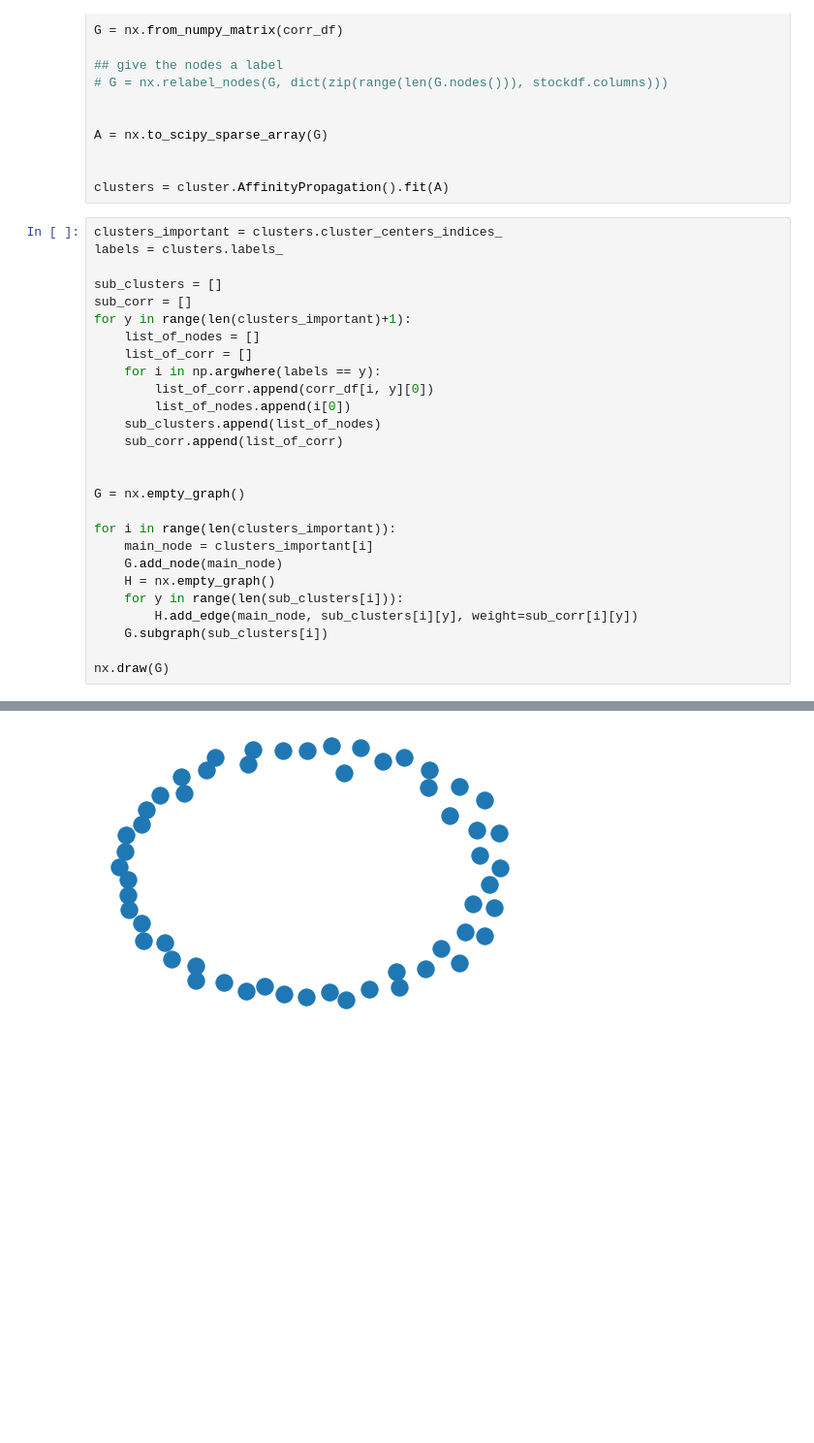
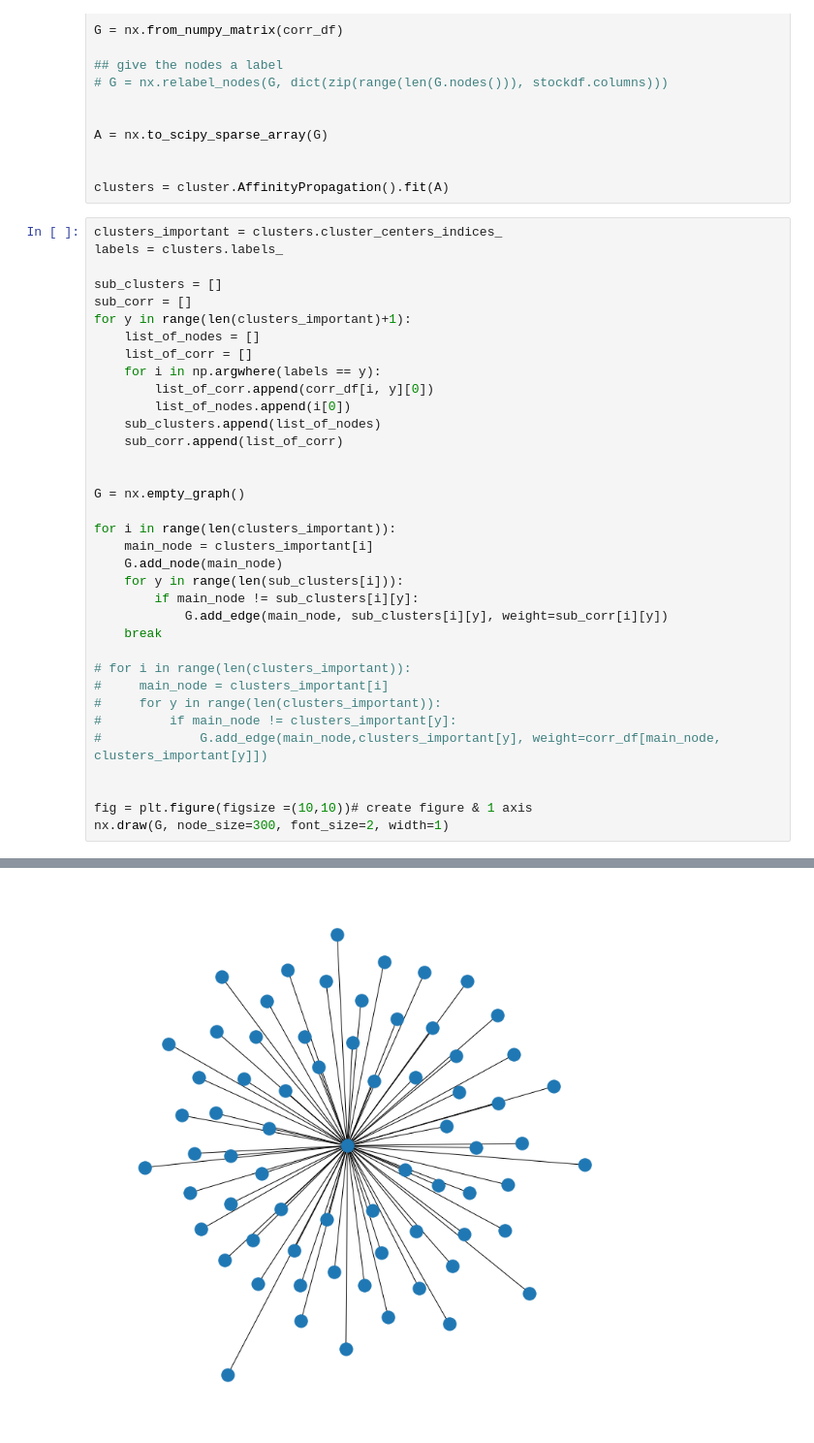
Before and after one commit to borchand/Network_Analysis, a Jupyter notebook: script/testing/collective_weight.ipynb, the cells around one changed output, grey strips where cells are left out. Shown at 97% size. Drawn from its saved outputs; the diff is of its cells as text; blank space fills up the shorter version.

```diff
--- a/script/testing/collective_weight.ipynb
+++ b/script/testing/collective_weight.ipynb
@@ -491,10 +493,18 @@ G = nx.empty_graph()
 for i in range(len(clusters_important)):
     main_node = clusters_important[i]
     G.add_node(main_node)
-    H = nx.empty_graph()
     for y in range(len(sub_clusters[i])):
-        H.add_edge(main_node, sub_clusters[i][y], weight=sub_corr[i][y])
-    G.subgraph(sub_clusters[i])
+        if main_node != sub_clusters[i][y]:
+            G.add_edge(main_node, sub_clusters[i][y], weight=sub_corr[i][y])
+    break
 
-nx.draw(G)
+# for i in range(len(clusters_important)):
+#     main_node = clusters_important[i]
+#     for y in range(len(clusters_important)):
+#         if main_node != clusters_important[y]:
+#             G.add_edge(main_node,clusters_important[y], weight=corr_df[main_node, clusters_important[y]])
+
+
+fig = plt.figure(figsize =(10,10))# create figure & 1 axis
+nx.draw(G, node_size=300, font_size=2, width=1)
 # %% [output]
@@ -518 +511 @@ False
-[figure, old version]
+[figure, new version]
```
Also changed, not shown: parts of 3 cells of this notebook, 2 other files.
